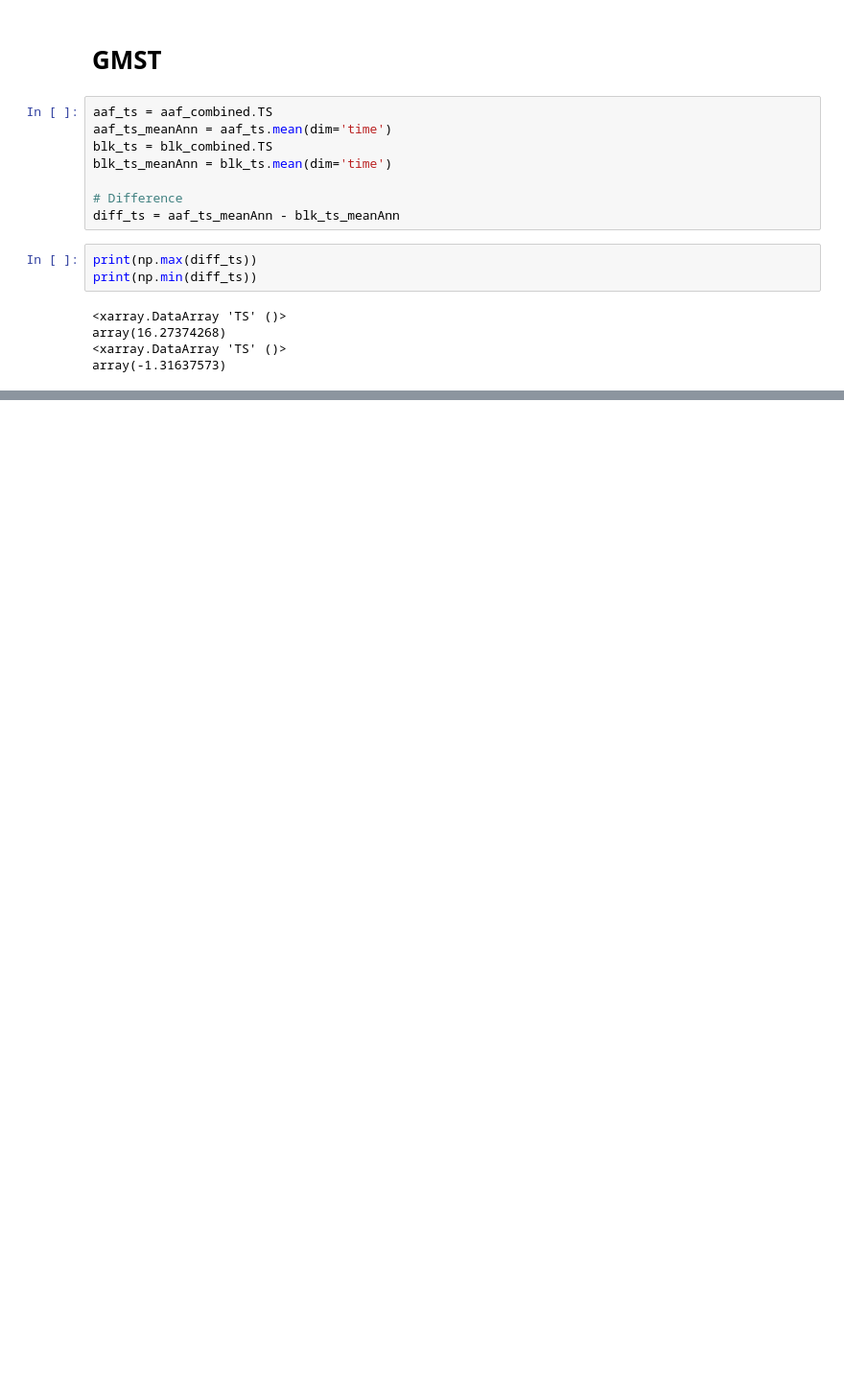
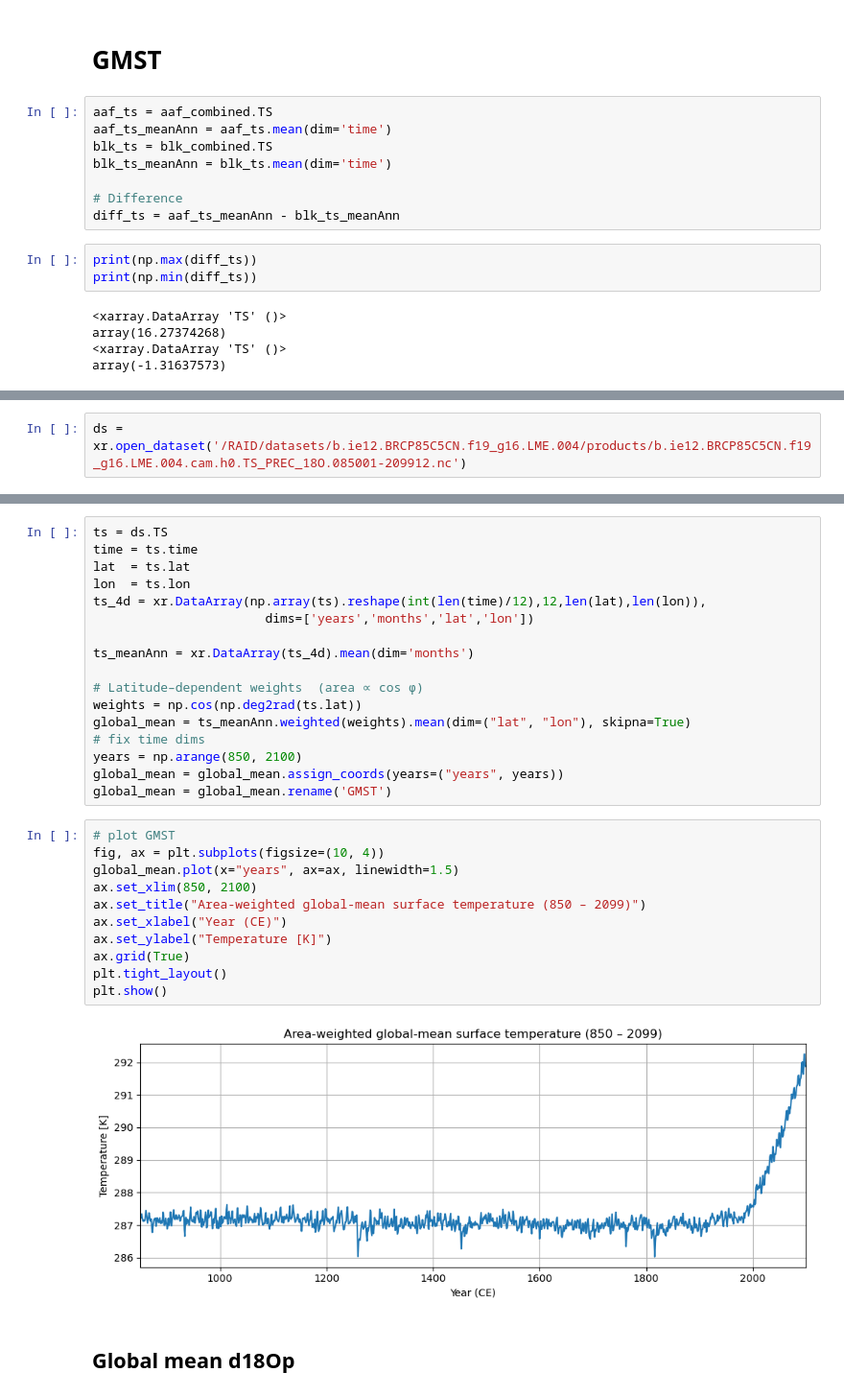
Before and after one commit to aflaim7/ESMplot, a Jupyter notebook: examples/explore_tags.ipynb, the cells around one changed output, grey strips where cells are left out. Shown at 96% size. Saved outputs shown, nothing was run; the diff lists cells and outputs as text; blank space fills up the shorter version.

```diff
--- a/examples/explore_tags.ipynb
+++ b/examples/explore_tags.ipynb
@@ -375,0 +454,2 @@ plt.subplots_adjust(wspace=0, hspace=0.5)
+# %%
+ds = xr.open_dataset('/RAID/datasets/b.ie12.BRCP85C5CN.f19_g16.LME.004/products/b.ie12.BRCP85C5CN.f19_g16.LME.004.cam.h0.TS_PREC_18O.085001-209912.nc')
@@ -375,0 +508,32 @@ plt.subplots_adjust(wspace=0, hspace=0.5)
+# %%
+ts = ds.TS
+time = ts.time
+lat  = ts.lat
+lon  = ts.lon
+ts_4d = xr.DataArray(np.array(ts).reshape(int(len(time)/12),12,len(lat),len(lon)),
+                       dims=['years','months','lat','lon'])
+
+ts_meanAnn = xr.DataArray(ts_4d).mean(dim='months')
+
+# Latitude–dependent weights  (area ∝ cos φ)
+weights = np.cos(np.deg2rad(ts.lat))
+global_mean = ts_meanAnn.weighted(weights).mean(dim=("lat", "lon"), skipna=True)
+# fix time dims
+years = np.arange(850, 2100)
+global_mean = global_mean.assign_coords(years=("years", years))
+global_mean = global_mean.rename('GMST')
+# %%
+# plot GMST
+fig, ax = plt.subplots(figsize=(10, 4))
+global_mean.plot(x="years", ax=ax, linewidth=1.5)
+ax.set_xlim(850, 2100)
+ax.set_title("Area-weighted global-mean surface temperature (850 – 2099)")
+ax.set_xlabel("Year (CE)")
+ax.set_ylabel("Temperature [K]")
+ax.grid(True)
+plt.tight_layout()
+plt.show()
+# %% [output]
+[figure, added]
+# %% [markdown]
+## Global mean d18Op
```
Also changed, not shown: parts of 30 cells of this notebook.
